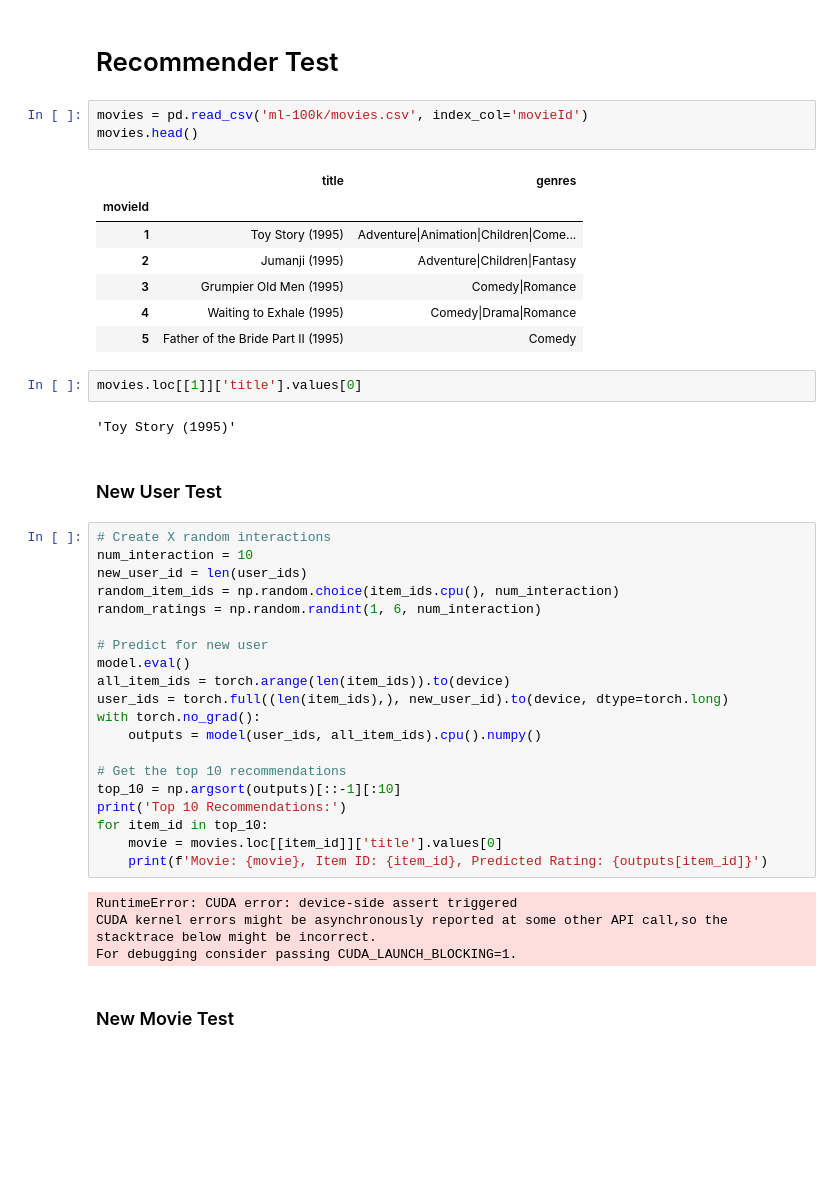
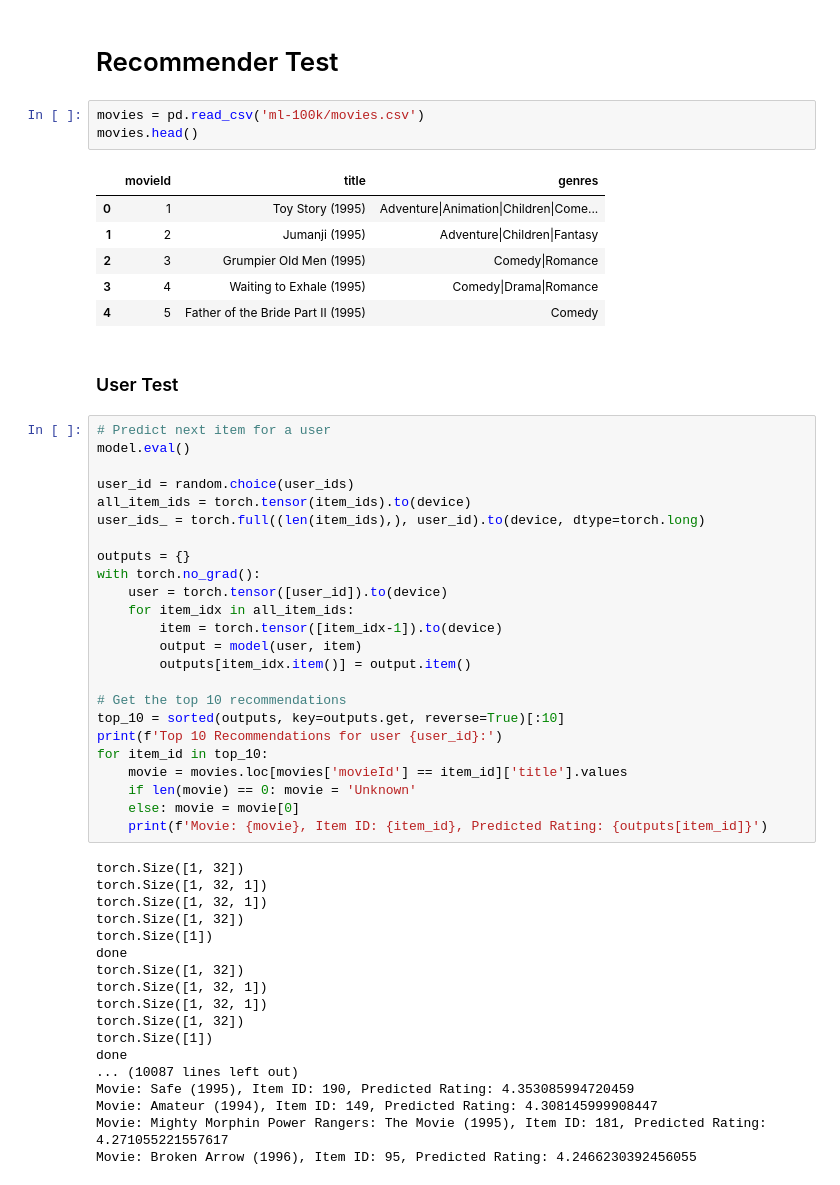
Before and after one commit to Thomasc33/NextItNet-MovieLens, a Jupyter notebook: main.ipynb, the cells around one changed output. Cells and saved outputs as stored; diff of their text form; blank space fills up the shorter version.

```diff
--- a/main.ipynb
+++ b/main.ipynb
@@ -256,45 +282,56 @@ User: 153, Item: 311, Actual Rating: 3, Predicted Rating: 3.6975650787353516
 # %% [markdown]
 # Recommender Test
 # %%
-movies = pd.read_csv('ml-100k/movies.csv', index_col='movieId')
+movies = pd.read_csv('ml-100k/movies.csv')
 movies.head()
 # %% [output]
-|  | title | genres |
-| movieId |  |  |
-| 1 | Toy Story (1995) | Adventure|Animation|Children|Come... |
-| 2 | Jumanji (1995) | Adventure|Children|Fantasy |
-| 3 | Grumpier Old Men (1995) | Comedy|Romance |
-| 4 | Waiting to Exhale (1995) | Comedy|Drama|Romance |
-| 5 | Father of the Bride Part II (1995) | Comedy |
+|  | movieId | title | genres |
+| 0 | 1 | Toy Story (1995) | Adventure|Animation|Children|Come... |
+| 1 | 2 | Jumanji (1995) | Adventure|Children|Fantasy |
+| 2 | 3 | Grumpier Old Men (1995) | Comedy|Romance |
+| 3 | 4 | Waiting to Exhale (1995) | Comedy|Drama|Romance |
+| 4 | 5 | Father of the Bride Part II (1995) | Comedy |
-# %%
-movies.loc[[1]]['title'].values[0]
-# %% [output]
-'Toy Story (1995)'
 # %% [markdown]
-### New User Test
+### User Test
 # %%
-# Create X random interactions
-num_interaction = 10
-new_user_id = len(user_ids)
-random_item_ids = np.random.choice(item_ids.cpu(), num_interaction)
-random_ratings = np.random.randint(1, 6, num_interaction)
+# Predict next item for a user
+model.eval()
 
-# Predict for new user
-model.eval()
-all_item_ids = torch.arange(len(item_ids)).to(device)
-user_ids = torch.full((len(item_ids),), new_user_id).to(device, dtype=torch.long)
+user_id = random.choice(user_ids)
+all_item_ids = torch.tensor(item_ids).to(device)
+user_ids_ = torch.full((len(item_ids),), user_id).to(device, dtype=torch.long)
+
+outputs = {}
 with torch.no_grad():
-    outputs = model(user_ids, all_item_ids).cpu().numpy()
+    user = torch.tensor([user_id]).to(device)
+    for item_idx in all_item_ids:
+        item = torch.tensor([item_idx-1]).to(device)
+        output = model(user, item)
+        outputs[item_idx.item()] = output.item()
 
 # Get the top 10 recommendations
-top_10 = np.argsort(outputs)[::-1][:10]
-print('Top 10 Recommendations:')
+top_10 = sorted(outputs, key=outputs.get, reverse=True)[:10]
+print(f'Top 10 Recommendations for user {user_id}:')
 for item_id in top_10:
-    movie = movies.loc[[item_id]]['title'].values[0]
+    movie = movies.loc[movies['movieId'] == item_id]['title'].values
+    if len(movie) == 0: movie = 'Unknown'
+    else: movie = movie[0]
     print(f'Movie: {movie}, Item ID: {item_id}, Predicted Rating: {outputs[item_id]}')
 # %% [output]
-RuntimeError: CUDA error: device-side assert triggered
-CUDA kernel errors might be asynchronously reported at some other API call,so the stacktrace below might be incorrect.
-For debugging consider passing CUDA_LAUNCH_BLOCKING=1.
+torch.Size([1, 32])
+torch.Size([1, 32, 1])
+torch.Size([1, 32, 1])
+torch.Size([1, 32])
+torch.Size([1])
+done
+torch.Size([1, 32])
+torch.Size([1, 32, 1])
+torch.Size([1, 32, 1])
+torch.Size([1, 32])
+torch.Size([1])
+done
+... (10087 lines left out)
+Movie: Safe (1995), Item ID: 190, Predicted Rating: 4.353085994720459
+Movie: Amateur (1994), Item ID: 149, Predicted Rating: 4.308145999908447
+Movie: Mighty Morphin Power Rangers: The Movie (1995), Item ID: 181, Predicted Rating: 4.271055221557617
+Movie: Broken Arrow (1996), Item ID: 95, Predicted Rating: 4.2466230392456055
-# %% [markdown]
-### New Movie Test
```
Also changed, not shown: parts of 9 cells of this notebook, 1 other file.
